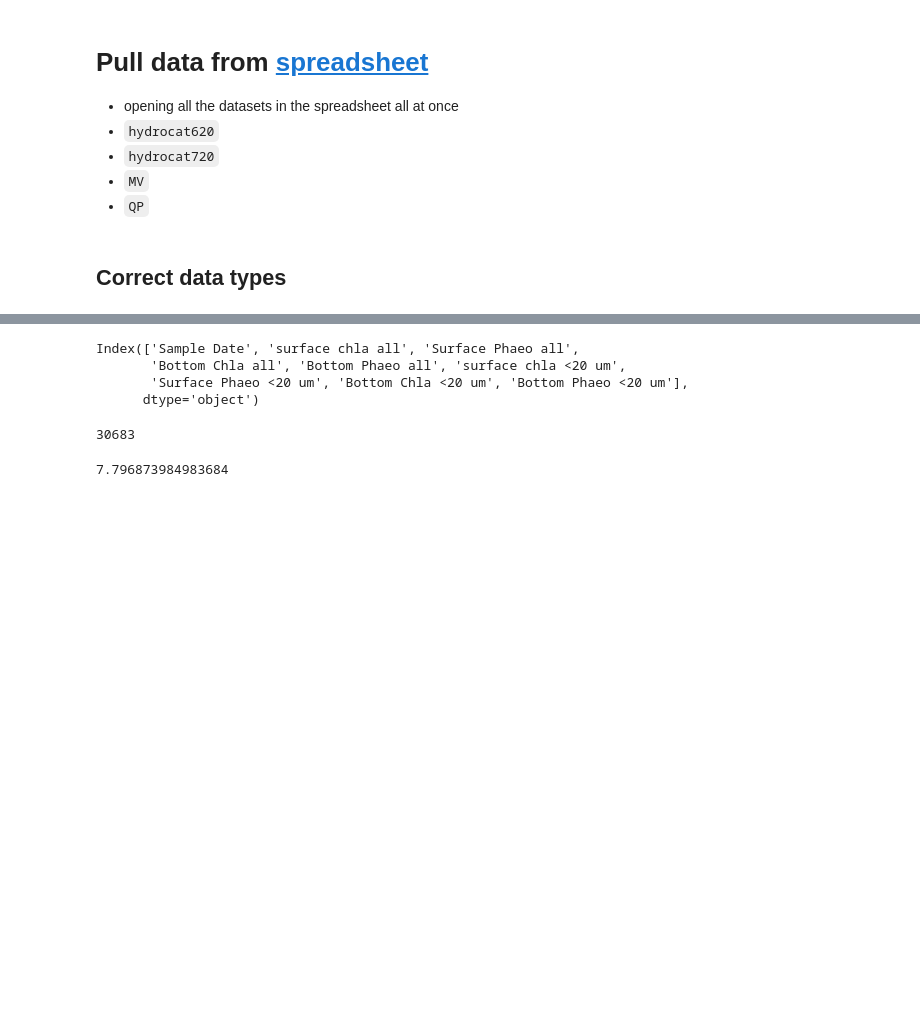
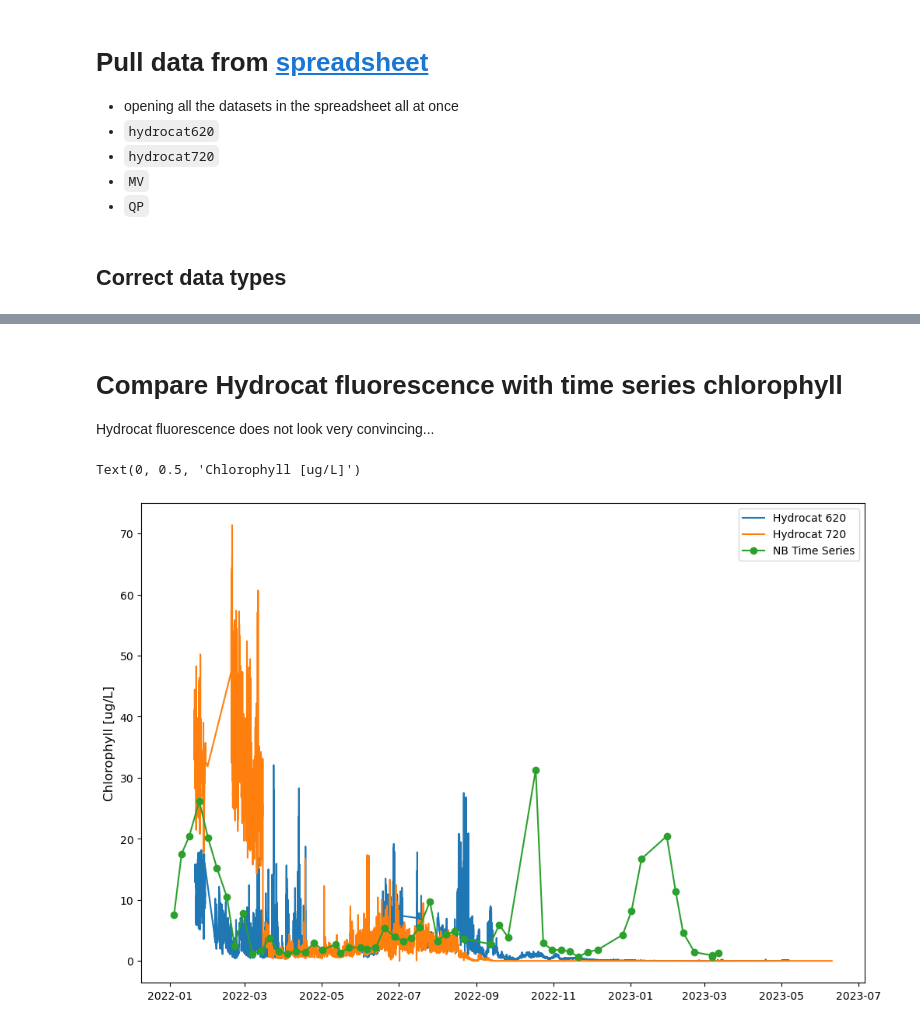
Before and after one commit to abby-baskind/phyto, a Jupyter notebook: chl_comp.ipynb, the cells around one changed output, grey strips where cells are left out. Cells and saved outputs as stored; diff of their text form; code cells hidden in the pictures; blank space fills up the shorter version.

```diff
--- a/chl_comp.ipynb
+++ b/chl_comp.ipynb
@@ -124,0 +176,22 @@ H620 = PLT.get_hydrocat('2021-01-01', '2023-06-10', 'PLT')
+# %%
+for k in chl.keys():
+    if k == 'Sample Date':
+        chl[k] = pd.to_datetime(chl[k])
+    elif k != 'Month':
+        chl[k] = pd.to_numeric(chl[k])
+
+for k in chl_month.keys():
+    if k != 'Sample Date':
+        chl_month[k] = pd.to_numeric(chl_month[k])
+
+for k in chl_year.keys():
+    if k != 'Sample Date':
+        chl_year[k] = pd.to_numeric(chl_year[k])
+
+for k in chl_avg.keys():
+    if k != 'Years':
+        chl_avg[k] = pd.to_numeric(chl_avg[k])
+
+for k in chl_std.keys():
+    if k != 'Years':
+        chl_std[k] = pd.to_numeric(chl_std[k])
@@ -128,4 +208,0 @@ chlStd = pd.read_csv('/Users/akbaskind/Desktop/Dissertation/PLT_chl_mmYYYY_StD.c
-# %%
-chl = pd.read_csv('/Users/akbaskind/Desktop/Dissertation/PLT_chl.csv')
-chl.drop(chl.head(2).index,inplace=True)
-chl
@@ -145,0 +211,4 @@ chl
+# %%
+chl_present = chl.where(chl['Sample Date'] >= datetime(2022,1,1)).dropna()
+chl_present = chl_present.reset_index(drop=True)
+chl_present.head()
@@ -235,16 +340,15 @@ ax.axhline(y=0.0, color='k', linestyle='dashed', lw = 2)
-# %%
-chl.keys()
-# %% [output]
-Index(['Sample Date', 'surface chla all', 'Surface Phaeo all',
-       'Bottom Chla all', 'Bottom Phaeo all', 'surface chla <20 um',
-       'Surface Phaeo <20 um', 'Bottom Chla <20 um', 'Bottom Phaeo <20 um'],
-      dtype='object')
-# %%
-# 30683
-15423+15260
-# %% [output]
-30683
-# %%
-hydrocat620['adjusted_ph temp'].mean()
-# %% [output]
-7.796873984983684
+# %% [markdown]
+# Compare Hydrocat fluorescence with time series chlorophyll
+Hydrocat fluorescence does not look very convincing...
+# %%
+fig, ax = plt.subplots(figsize = [12,8])
+
+ax.plot(hydrocat620['DateTime'], hydrocat620['hydrocatFluorescence'], label = 'Hydrocat 620')
+ax.plot(hydrocat720['DateTime'], hydrocat720['hydrocatFluorescence'], label = 'Hydrocat 720')
+ax.plot(chl_present['Sample Date'], chl_present['Surface Chla All (µg/L)'],
+        marker = 'o', label = 'NB Time Series')
+ax.legend()
+ax.set_ylabel('Chlorophyll [ug/L]', fontsize = 12)
+# %% [output]
+Text(0, 0.5, 'Chlorophyll [ug/L]')
+[figure, added]
```
Also changed, not shown: parts of 25 cells of this notebook, 7 other files.
